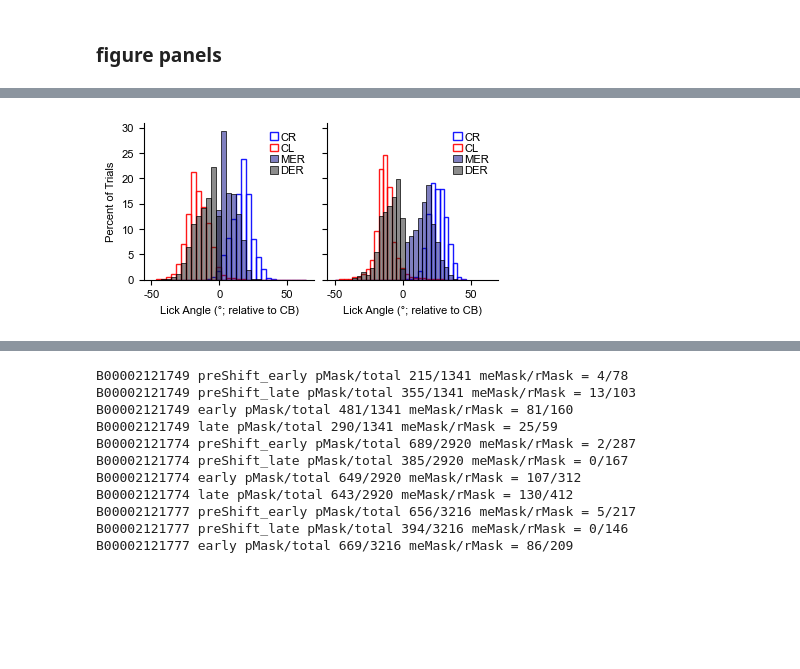
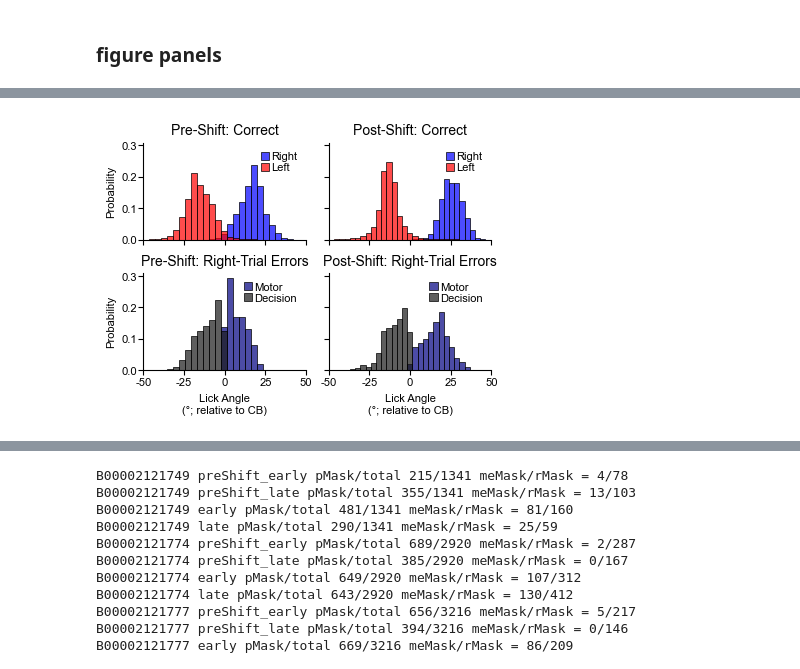
Before and after one commit to kerlin-lab/Scheib_2026, a Jupyter notebook: Figures/Fig1.ipynb, the cells around one changed output, grey strips where cells are left out. Drawn from its saved outputs; the diff is of its cells as text; code cells hidden in the pictures; blank space fills up the shorter version.

Commit message:
Cleaned up
Cleaned up the figure making notebooks and updated the env .yaml

```diff
--- a/Figures/Fig1.ipynb
+++ b/Figures/Fig1.ipynb
@@ -2565,23 +1077,3 @@ for anm in anms:
         statsAny[f'{phase}_ratio'].append(ratio)
 
         statsAny[f'{phase}_err_toCorrect'].append(nAny/np.sum(paMask))
-
-fig, axs = plt.subplots(1,2,figsize = [5,3],tight_layout = True, sharey = True)
-colors = ['darkred', 'darkblue', 'k', 'k']
-errLabels = ['DE', 'ME', 'DE/DE+ME', 'errors']
-for a, ax in enumerate(axs):
-    if a == 0:
-        phase = 'pre'
-    else:
-        phase = 'post'
-    pMe = statsAny[f'{phase}_percME']
-    pDe = statsAny[f'{phase}_percDE']
-    ratio = statsAny[f'{phase}_ratio']
-    errors = statsAny[f'{phase}_err_toCorrect']
-    errs = [pDe, pMe, ratio, errors]
-    for e, err in enumerate(errs):
-        median = np.nanmedian(err)
-        print(phase, errLabels[e], f'{median:.03f}')
-        sem = np.nanstd(err)/np.sqrt(np.sum(np.isfinite(err)))
-        ax.bar(e, median, yerr = sem, color = colors[e], alpha = 0.5)
-    print('')
@@ -2624,18 +1105,22 @@ change:  0.057 0.059
 # %% [markdown]
 ### figure panels
 # %%
-figName = 'Fig1_allAnmLickDistro.pdf'
+figName = 'Fig1_allAnmLickDistro_alt.pdf'
 
-ttypes = ['CR','CL','MER','DER']
+ttypes = ['Right','Left','Motor','Decision']
 colors = [(0,0,1),(1,0,0),(0,0,.5),(.1,.1,.1)]
-alphas = [.9,.9,.5,.5]
+alphas = [.7,.7,.7,.7]
+fills = [False, False, True, True]
+lws = [0.5,0.5,0.5,0.5]
 fontsize = 8
-figsize = [4,2]
-titles = ['Pre Shift', 'Post Shift']
+figsize = [4,3]
+titles = ['Pre-Shift', 'Post-Shift']
 CI = 68
 error = 'std'
 # ylim = [-7,3]
 ylim = [-3,7]
+xlim = [-50,50]
+xticks = [-50,-25,0,25,50]
 if error == 'CI':
     errorLabel = "mean±"+str(CI)+"% CI"
 elif error == 'sem':
@@ -2644,9 +1129,9 @@ elif error == 'std':
     errorLabel = "mean±SD"
 nBoot = 10000
 
-fig,axs = jsm.clean_subplots(1,2,figsize,constrained_layout=True,sharey = True, sharex=True)
+fig,axs = jsm.clean_subplots(2,2,figsize,constrained_layout=True,sharey = True, sharex=True)
 for q in range(2):
-    ax = axs[q]
+    # ax = axs[q]
 
     allAnmDistros = [[],[],[],[]]
     for a, anm in enumerate(anms):
@@ -2673,24 +1158,30 @@ for q in range(2):
 
     flatDistros = np.hstack([np.hstack(allAnmDistros[i]) for i in range(len(allAnmDistros))])
     _,bins = np.histogram(flatDistros[np.isfinite(flatDistros)], bins = 30)
-    fills = [False, False, True, True]
-    lws = [1,1,0.5,0.5]
+
     for d, distro in enumerate(allAnmDistros):
-        sns.histplot(np.hstack(distro)*-1, color = colors[d], alpha = alphas[d], ax = ax, bins = bins, stat = 'percent', fill = fills[d], linewidth=lws[d],label=ttypes[d])
-        print(f'{titles[q]} {ttypes[d]} n = {np.nansum(np.isfinite(np.hstack(distro)))}')
+        if d<2:
+            ax = axs[0,q]
+            ax.set_title(titles[q]+': Correct',fontsize=fontsize+2)
+        else:
+            ax = axs[1,q]
+            ax.set_title(titles[q]+': Right-Trial Errors',fontsize=fontsize+2)
+
+        sns.histplot(np.hstack(distro)*-1, color = colors[d], alpha = alphas[d], ax = ax, bins = bins, stat = 'probability', linewidth=lws[d],label=ttypes[d])
+        print(f'{titles[q]} {ttypes[d]} median {np.nanmedian(np.hstack(distro)*-1):.1f} std {np.nanstd(np.hstack(distro)*-1):.1f} mean {np.nanmean(np.hstack(distro)*-1):.1f} ± {np.nanstd(np.hstack(distro)*-1)/np.sqrt(np.sum(np.isfinite(np.hstack(distro)*-1))):.1f} (n = {np.nansum(np.isfinite(np.hstack(distro)))})')
+for ax in axs.flatten():
     ax.legend(frameon=False,fontsize=fontsize,loc='upper right',handlelength=0.75, markerscale=0.75, handletextpad=0.2, labelspacing=0.1,  borderpad=0.3)
-for i in range(2):
-    ax = axs[i]
-
-    ax.set_xlabel('Lick Angle (°; relative to CB)',fontsize=fontsize)
-    ax.set_ylabel('Percent of Trials',fontsize=fontsize)
-
-for ax in axs:
+    ax.set_xlabel('Lick Angle\n(°; relative to CB)',fontsize=fontsize)
+    ax.set_ylabel('Probability',fontsize=fontsize)
+    ax.set_xticks(xticks)
+    ax.set_xlim(xlim)
+for ax in axs.flatten():
     ax.spines[['top','right']].set_visible(False)
     ax.tick_params(axis='both', which='major', labelsize=fontsize) #
+    ax.tick_params(axis='x', which='major', labelsize=fontsize,pad= 2) #
+    ax.tick_params(axis='y', which='major', labelsize=fontsize,pad= 1) #
 
 plt.show()
-if PDF_export_active:
-    with PdfPages(os.path.join(figSaveDir,figName)) as pdf:
-        pdf.savefig(fig,bbox_inches='tight',pad_inches=0.05,dpi=600)  # saves the current figure into a pdf page
+with maybe_pdf(os.path.join(FIG_EXPORT_DIR,figName)) as pdf:
+    pdf.savefig(fig,bbox_inches='tight',pad_inches=0.05,dpi=600)  # saves the current figure into a pdf page
 # %% [output]
@@ -2705 +1196 @@ Post Shift DER n = 754
-[figure, old version]
+[figure, new version]
```
Also changed, not shown: parts of 45 cells of this notebook, 9 other files.
